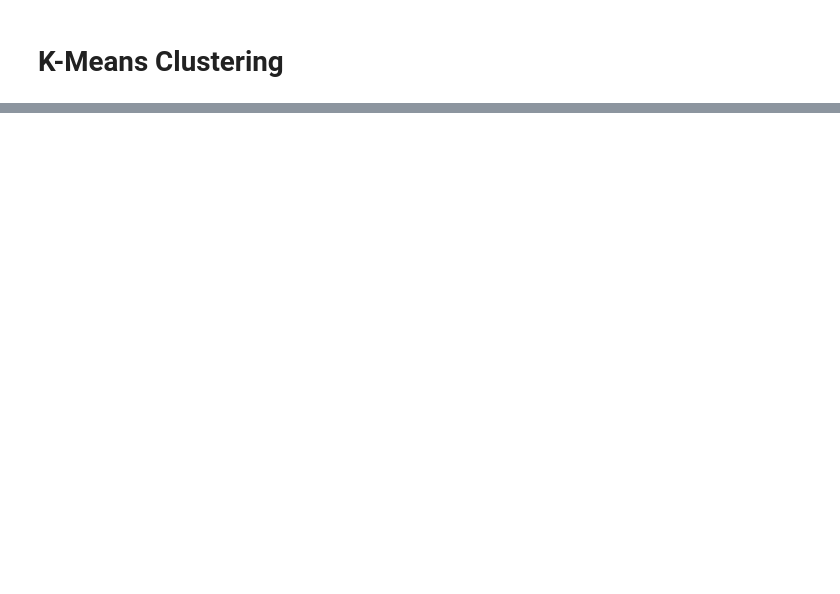
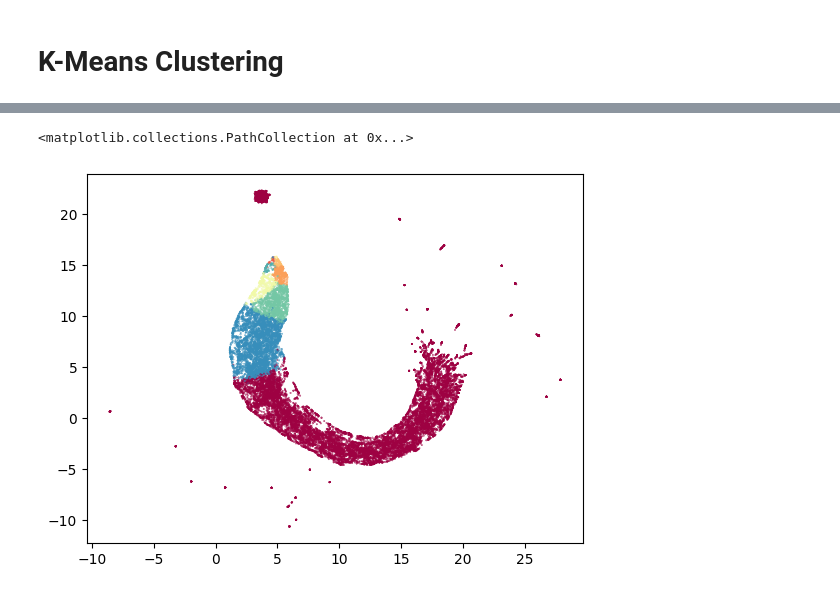
Before and after one commit to Harin329/SNCluster, a Jupyter notebook: kmeans.ipynb, the cells around one changed output, grey strips where cells are left out. Drawn from its saved outputs; the diff is of its cells as text; code cells hidden in the pictures; blank space fills up the shorter version.

```diff
--- a/kmeans.ipynb
+++ b/kmeans.ipynb
@@ -123,0 +198,8 @@ plt.show()
+# %%
+import umap
+standard_embedding = umap.UMAP(random_state=42).fit_transform(X)
+# %%
+plt.scatter(standard_embedding[:, 0], standard_embedding[:, 1], c=kmeans.labels_, s=0.1, cmap='Spectral')
+# %% [output]
+<matplotlib.collections.PathCollection at 0x...>
+[figure, added]
```
Also changed, not shown: parts of 14 cells of this notebook.
